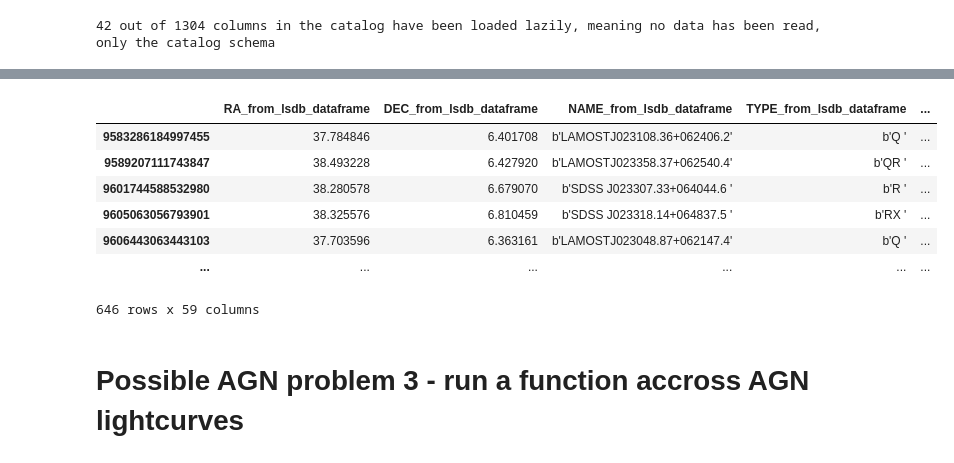
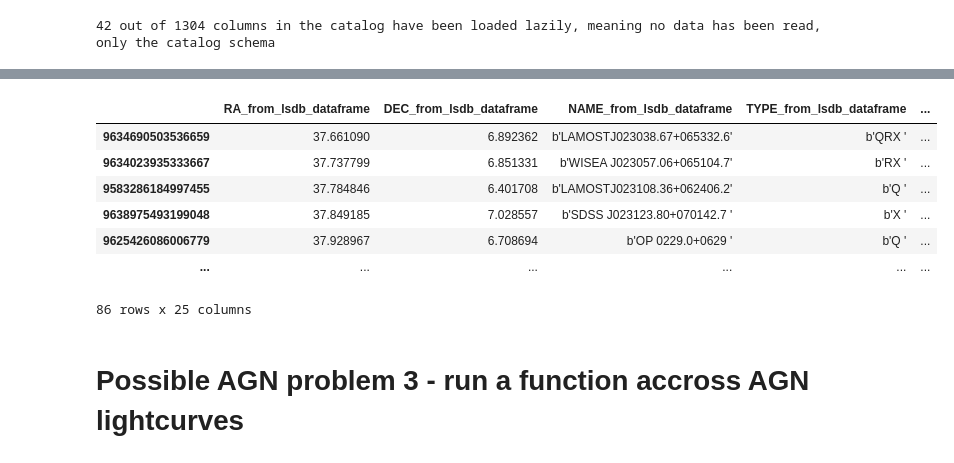
Before and after one commit to lincc-frameworks/RCW_Hackathon_2025_LSDB, a Jupyter notebook: Notebook_5_Solution.ipynb, the cells around one changed output, grey strips where cells are left out. Cells and saved outputs as stored; diff of their text form; code cells hidden in the pictures.

```diff
--- a/Notebook_5_Solution.ipynb
+++ b/Notebook_5_Solution.ipynb
@@ -166,7 +159,7 @@ dp1_dia_obj = lsdb.open_catalog("/epyc/data3/hats/catalogs/dp1/dia_object_collec
 m_x_dp1_dia_obj = m_cat.crossmatch(dp1_dia_obj, radius_arcsec=0.1)
 # %%
 %%time
-m_x_dp1_dia_obj_c = m_x_dp1_obj.compute()
+m_x_dp1_dia_obj_c = m_x_dp1_dia_obj.compute()
 m_x_dp1_dia_obj_c
 # %% [output]
 This may cause some slowdown.
@@ -179,11 +180,11 @@ Wall time: 5.58 s
 |  | RA_from_lsdb_dataframe | DEC_from_lsdb_dataframe | NAME_from_lsdb_dataframe | TYPE_from_lsdb_dataframe | ... |
+| 9634690503536659 | 37.661090 | 6.892362 | b'LAMOSTJ023038.67+065332.6' | b'QRX ' | ... |
+| 9634023935333667 | 37.737799 | 6.851331 | b'WISEA J023057.06+065104.7' | b'RX ' | ... |
 | 9583286184997455 | 37.784846 | 6.401708 | b'LAMOSTJ023108.36+062406.2' | b'Q ' | ... |
-| 9589207111743847 | 38.493228 | 6.427920 | b'LAMOSTJ023358.37+062540.4' | b'QR ' | ... |
-| 9601744588532980 | 38.280578 | 6.679070 | b'SDSS J023307.33+064044.6 ' | b'R ' | ... |
-| 9605063056793901 | 38.325576 | 6.810459 | b'SDSS J023318.14+064837.5 ' | b'RX ' | ... |
-| 9606443063443103 | 37.703596 | 6.363161 | b'LAMOSTJ023048.87+062147.4' | b'Q ' | ... |
+| 9638975493199048 | 37.849185 | 7.028557 | b'SDSS J023123.80+070142.7 ' | b'X ' | ... |
+| 9625426086006779 | 37.928967 | 6.708694 | b'OP 0229.0+0629 ' | b'Q ' | ... |
 | ... | ... | ... | ... | ... | ... |
-646 rows x 59 columns
+86 rows x 25 columns
 # %% [markdown]
 # Possible AGN problem 3 - run a function accross AGN lightcurves
 # %%
```
Also changed, not shown: parts of 12 cells of this notebook.
